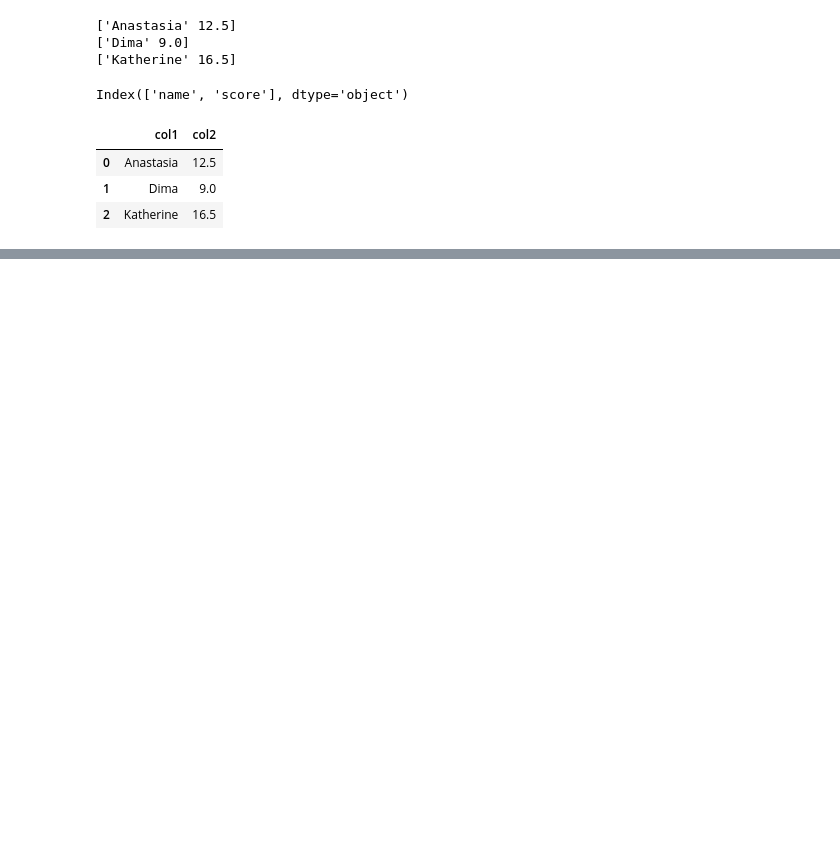
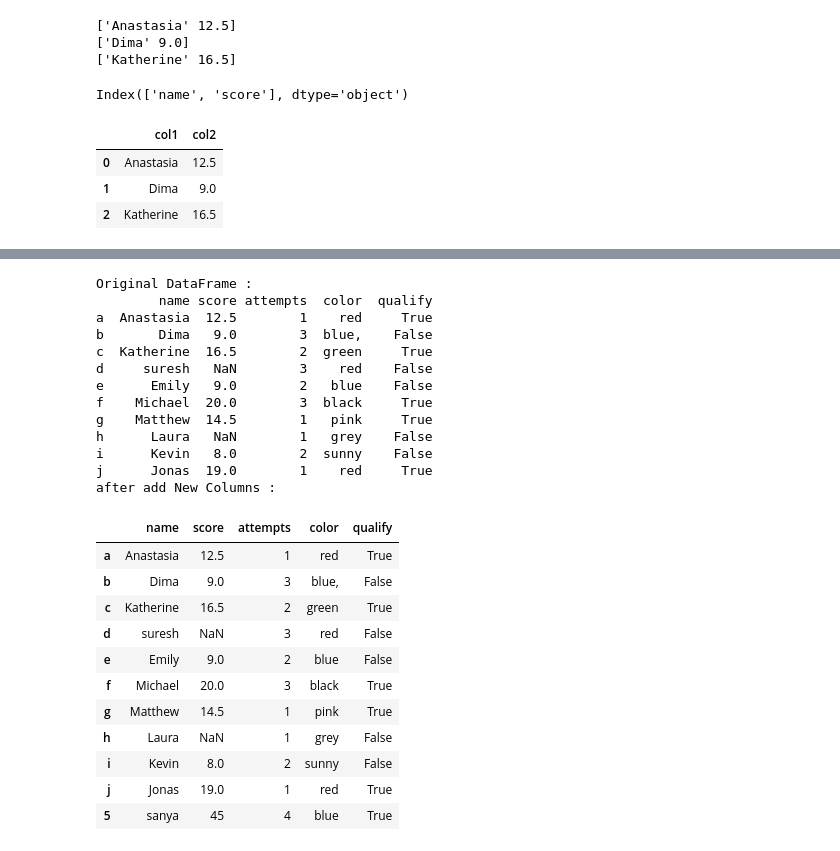
Before and after one commit to Sanya-Katiyar-Eng/W3schools_problem-s_solution, a Jupyter notebook: Solved_problem/pandas.ipynb, the cells around one changed output, grey strips where cells are left out. Saved outputs shown, nothing was run; the diff lists cells and outputs as text; code cells hidden in the pictures; blank space fills up the shorter version.

```diff
--- a/Solved_problem/pandas.ipynb
+++ b/Solved_problem/pandas.ipynb
@@ -540,0 +570,33 @@ df.rename(columns={'name':'col1','score':'col2'})
+# %%
+#Add One Row to a DataFrame
+print("Original DataFrame :")
+print(df)
+print("after add New Columns :")
+df.loc['5']=['sanya',45,4,'blue','True']
+df
+# %% [output]
+Original DataFrame :
+        name score attempts  color  qualify
+a  Anastasia  12.5        1    red     True
+b       Dima   9.0        3  blue,    False
+c  Katherine  16.5        2  green     True
+d     suresh   NaN        3    red    False
+e      Emily   9.0        2   blue    False
+f    Michael  20.0        3  black     True
+g    Matthew  14.5        1   pink     True
+h      Laura   NaN        1   grey    False
+i      Kevin   8.0        2  sunny    False
+j      Jonas  19.0        1    red     True
+after add New Columns :
+|  | name | score | attempts | color | qualify |
+| a | Anastasia | 12.5 | 1 | red | True |
+| b | Dima | 9.0 | 3 | blue, | False |
+| c | Katherine | 16.5 | 2 | green | True |
+| d | suresh | NaN | 3 | red | False |
+| e | Emily | 9.0 | 2 | blue | False |
+| f | Michael | 20.0 | 3 | black | True |
+| g | Matthew | 14.5 | 1 | pink | True |
+| h | Laura | NaN | 1 | grey | False |
+| i | Kevin | 8.0 | 2 | sunny | False |
+| j | Jonas | 19.0 | 1 | red | True |
+| 5 | sanya | 45 | 4 | blue | True |
```
Also changed, not shown: parts of 15 cells of this notebook.
